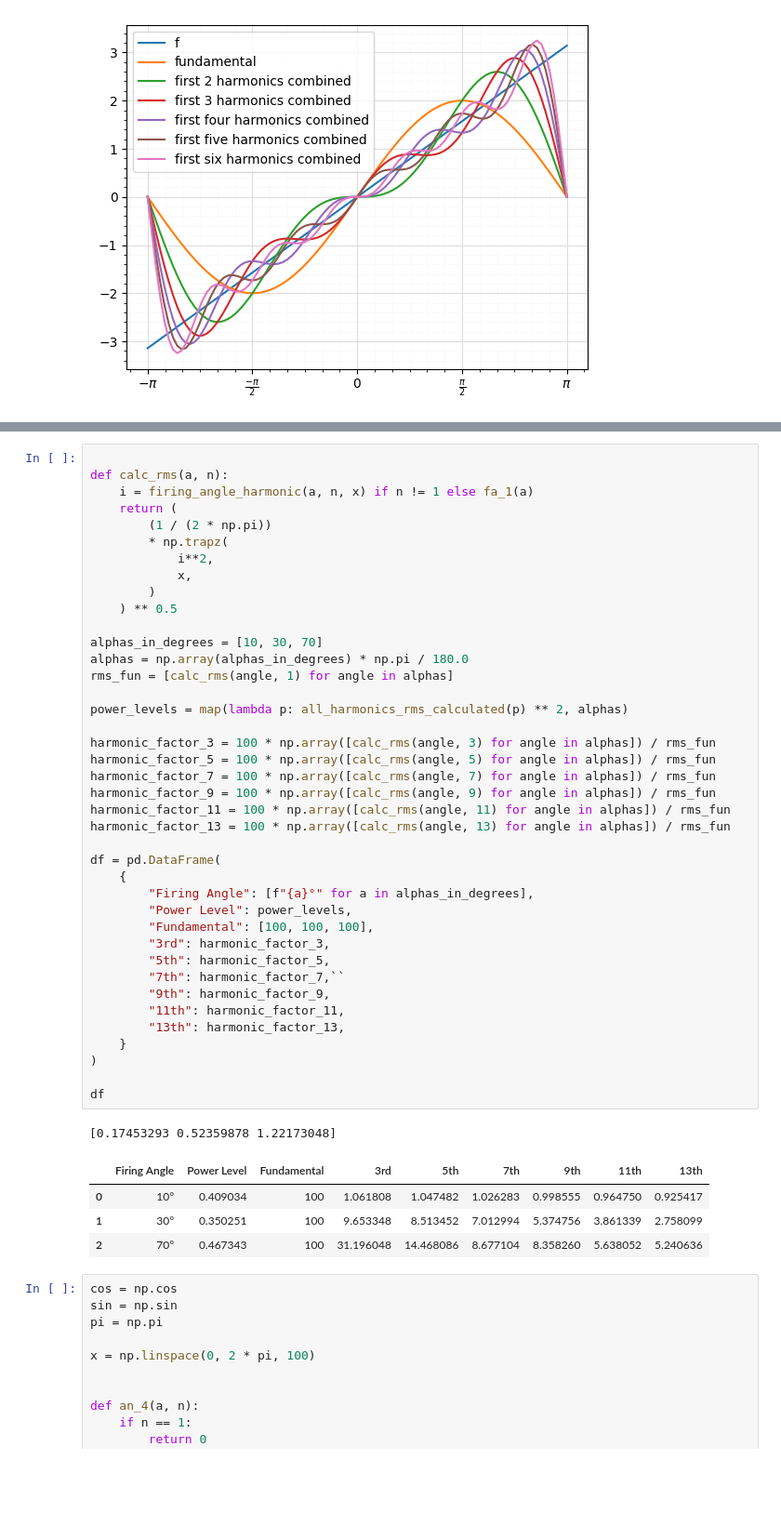
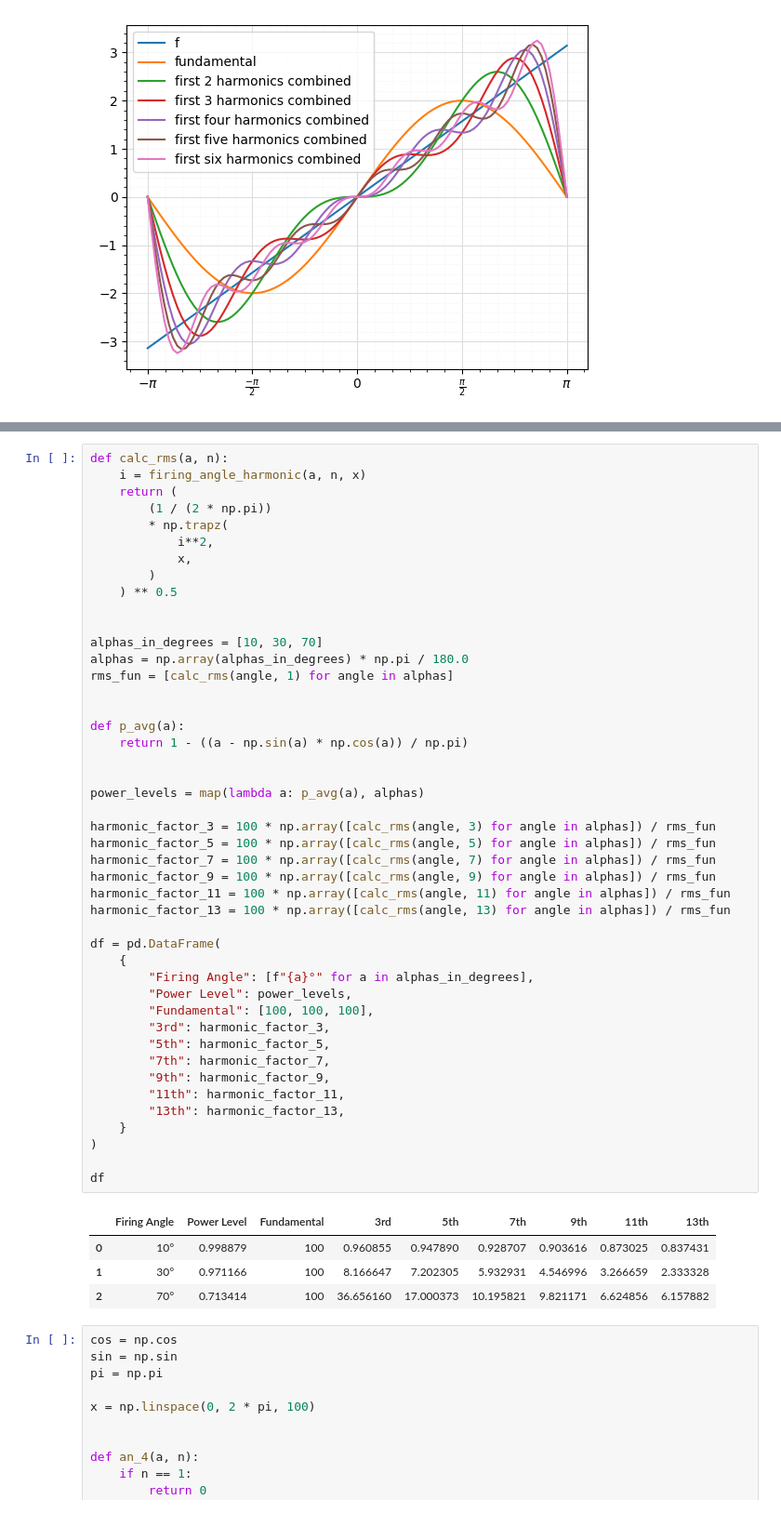
Before and after one commit to davvidbaker/aes-hw-s24, a Jupyter notebook: power-quality/hw-1.ipynb, the cells around one changed output, grey strips where cells are left out. Shown: that part at 93% size. Saved outputs shown, nothing was run; the diff lists cells and outputs as text; blank space fills up the shorter version.

```diff
--- a/power-quality/hw-1.ipynb
+++ b/power-quality/hw-1.ipynb
@@ -225,7 +185,6 @@ rms fund
 # %%
-
 def calc_rms(a, n):
-    i = firing_angle_harmonic(a, n, x) if n != 1 else fa_1(a)
+    i = firing_angle_harmonic(a, n, x)
     return (
         (1 / (2 * np.pi))
         * np.trapz(
@@ -234,40 +193,45 @@ def calc_rms(a, n):
         )
     ) ** 0.5
 
+
 alphas_in_degrees = [10, 30, 70]
 alphas = np.array(alphas_in_degrees) * np.pi / 180.0
 rms_fun = [calc_rms(angle, 1) for angle in alphas]
 
-power_levels = map(lambda p: all_harmonics_rms_calculated(p) ** 2, alphas)
+
+def p_avg(a):
+    return 1 - ((a - np.sin(a) * np.cos(a)) / np.pi)
+
+
+power_levels = map(lambda a: p_avg(a), alphas)
 
 harmonic_factor_3 = 100 * np.array([calc_rms(angle, 3) for angle in alphas]) / rms_fun
 harmonic_factor_5 = 100 * np.array([calc_rms(angle, 5) for angle in alphas]) / rms_fun
 harmonic_factor_7 = 100 * np.array([calc_rms(angle, 7) for angle in alphas]) / rms_fun
 harmonic_factor_9 = 100 * np.array([calc_rms(angle, 9) for angle in alphas]) / rms_fun
 harmonic_factor_11 = 100 * np.array([calc_rms(angle, 11) for angle in alphas]) / rms_fun
 harmonic_factor_13 = 100 * np.array([calc_rms(angle, 13) for angle in alphas]) / rms_fun
 
 df = pd.DataFrame(
     {
         "Firing Angle": [f"{a}°" for a in alphas_in_degrees],
         "Power Level": power_levels,
         "Fundamental": [100, 100, 100],
         "3rd": harmonic_factor_3,
         "5th": harmonic_factor_5,
-        "7th": harmonic_factor_7,``
+        "7th": harmonic_factor_7,
         "9th": harmonic_factor_9,
         "11th": harmonic_factor_11,
         "13th": harmonic_factor_13,
     }
 )
 
 df
 # %% [output]
-[0.17453293 0.52359878 1.22173048]
 |  | Firing Angle | Power Level | Fundamental | 3rd | 5th | 7th | 9th | 11th | 13th |
-| 0 | 10° | 0.409034 | 100 | 1.061808 | 1.047482 | 1.026283 | 0.998555 | 0.964750 | 0.925417 |
-| 1 | 30° | 0.350251 | 100 | 9.653348 | 8.513452 | 7.012994 | 5.374756 | 3.861339 | 2.758099 |
-| 2 | 70° | 0.467343 | 100 | 31.196048 | 14.468086 | 8.677104 | 8.358260 | 5.638052 | 5.240636 |
+| 0 | 10° | 0.998879 | 100 | 0.960855 | 0.947890 | 0.928707 | 0.903616 | 0.873025 | 0.837431 |
+| 1 | 30° | 0.971166 | 100 | 8.166647 | 7.202305 | 5.932931 | 4.546996 | 3.266659 | 2.333328 |
+| 2 | 70° | 0.713414 | 100 | 36.656160 | 17.000373 | 10.195821 | 9.821171 | 6.624856 | 6.157882 |
 # %%
 cos = np.cos
 sin = np.sin
```
Also changed, not shown: parts of 2 cells of this notebook.
